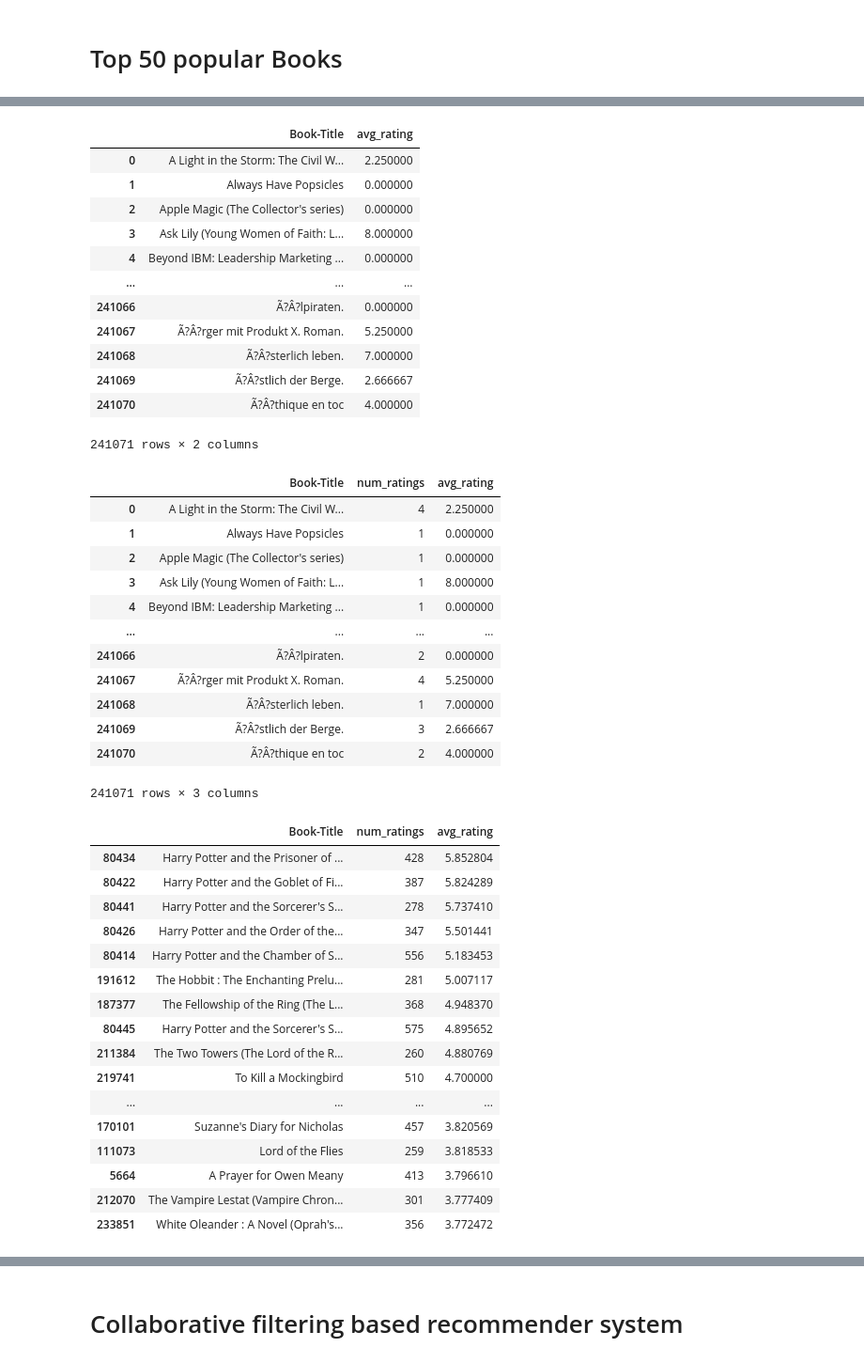
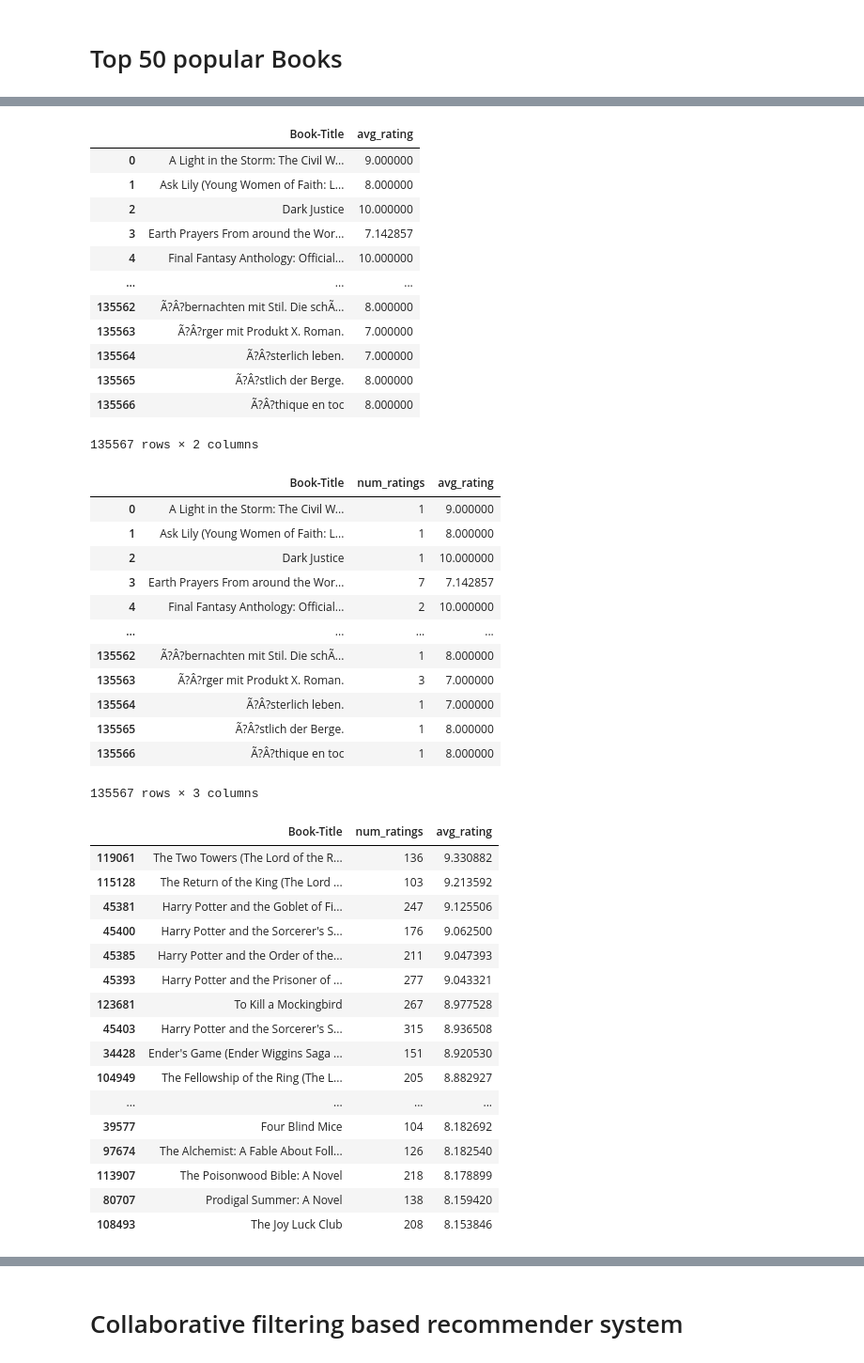
Before and after one commit to nimnim1708/Book-Recommendation-Web-App, a Jupyter notebook: notebooks/book_recommendation_system.ipynb, the cells around one changed output, grey strips where cells are left out. Shown at 94% size. Drawn from its saved outputs; the diff is of its cells as text; code cells hidden in the pictures.

```diff
--- a/notebooks/book_recommendation_system.ipynb
+++ b/notebooks/book_recommendation_system.ipynb
@@ -7,6 +7,8 @@ import numpy as np
 books = pd.read_csv('../data/Books.csv')
 users = pd.read_csv('../data/Users.csv')
 ratings = pd.read_csv('../data/Ratings.csv')
+# Remove implicit ratings (0)
+ratings = ratings[ratings['Book-Rating'] != 0]
 # %%
 # Display column names
 books.columns
@@ -122,58 +124,58 @@ avg_rating_df.rename(columns={'Book-Rating':'avg_rating'},inplace=True)
 avg_rating_df
 # %% [output]
 |  | Book-Title | avg_rating |
-| 0 | A Light in the Storm: The Civil W... | 2.250000 |
-| 1 | Always Have Popsicles | 0.000000 |
-| 2 | Apple Magic (The Collector's series) | 0.000000 |
-| 3 | Ask Lily (Young Women of Faith: L... | 8.000000 |
-| 4 | Beyond IBM: Leadership Marketing ... | 0.000000 |
+| 0 | A Light in the Storm: The Civil W... | 9.000000 |
+| 1 | Ask Lily (Young Women of Faith: L... | 8.000000 |
+| 2 | Dark Justice | 10.000000 |
+| 3 | Earth Prayers From around the Wor... | 7.142857 |
+| 4 | Final Fantasy Anthology: Official... | 10.000000 |
 | ... | ... | ... |
-| 241066 | Ã?Â?lpiraten. | 0.000000 |
-| 241067 | Ã?Â?rger mit Produkt X. Roman. | 5.250000 |
-| 241068 | Ã?Â?sterlich leben. | 7.000000 |
-| 241069 | Ã?Â?stlich der Berge. | 2.666667 |
-| 241070 | Ã?Â?thique en toc | 4.000000 |
+| 135562 | Ã?Â?bernachten mit Stil. Die schÃ... | 8.000000 |
+| 135563 | Ã?Â?rger mit Produkt X. Roman. | 7.000000 |
+| 135564 | Ã?Â?sterlich leben. | 7.000000 |
+| 135565 | Ã?Â?stlich der Berge. | 8.000000 |
+| 135566 | Ã?Â?thique en toc | 8.000000 |
-241071 rows × 2 columns
+135567 rows × 2 columns
 # %%
 # Merge count + average into one table
 popular_df = num_rating_df.merge(avg_rating_df,on='Book-Title')
 popular_df
 # %% [output]
 |  | Book-Title | num_ratings | avg_rating |
-| 0 | A Light in the Storm: The Civil W... | 4 | 2.250000 |
-| 1 | Always Have Popsicles | 1 | 0.000000 |
-| 2 | Apple Magic (The Collector's series) | 1 | 0.000000 |
-| 3 | Ask Lily (Young Women of Faith: L... | 1 | 8.000000 |
-| 4 | Beyond IBM: Leadership Marketing ... | 1 | 0.000000 |
+| 0 | A Light in the Storm: The Civil W... | 1 | 9.000000 |
+| 1 | Ask Lily (Young Women of Faith: L... | 1 | 8.000000 |
+| 2 | Dark Justice | 1 | 10.000000 |
+| 3 | Earth Prayers From around the Wor... | 7 | 7.142857 |
+| 4 | Final Fantasy Anthology: Official... | 2 | 10.000000 |
 | ... | ... | ... | ... |
-| 241066 | Ã?Â?lpiraten. | 2 | 0.000000 |
-| 241067 | Ã?Â?rger mit Produkt X. Roman. | 4 | 5.250000 |
-| 241068 | Ã?Â?sterlich leben. | 1 | 7.000000 |
-| 241069 | Ã?Â?stlich der Berge. | 3 | 2.666667 |
-| 241070 | Ã?Â?thique en toc | 2 | 4.000000 |
+| 135562 | Ã?Â?bernachten mit Stil. Die schÃ... | 1 | 8.000000 |
+| 135563 | Ã?Â?rger mit Produkt X. Roman. | 3 | 7.000000 |
+| 135564 | Ã?Â?sterlich leben. | 1 | 7.000000 |
+| 135565 | Ã?Â?stlich der Berge. | 1 | 8.000000 |
+| 135566 | Ã?Â?thique en toc | 1 | 8.000000 |
-241071 rows × 3 columns
+135567 rows × 3 columns
 # %%
 # Keep only books with many ratings and take top 50
-popular_df = popular_df[popular_df['num_ratings']>=250].sort_values('avg_rating',ascending=False).head(50)
+popular_df = popular_df[popular_df['num_ratings']>=100].sort_values('avg_rating',ascending=False).head(50)
 popular_df
 # %% [output]
 |  | Book-Title | num_ratings | avg_rating |
-| 80434 | Harry Potter and the Prisoner of ... | 428 | 5.852804 |
-| 80422 | Harry Potter and the Goblet of Fi... | 387 | 5.824289 |
-| 80441 | Harry Potter and the Sorcerer's S... | 278 | 5.737410 |
-| 80426 | Harry Potter and the Order of the... | 347 | 5.501441 |
-| 80414 | Harry Potter and the Chamber of S... | 556 | 5.183453 |
-| 191612 | The Hobbit : The Enchanting Prelu... | 281 | 5.007117 |
-| 187377 | The Fellowship of the Ring (The L... | 368 | 4.948370 |
-| 80445 | Harry Potter and the Sorcerer's S... | 575 | 4.895652 |
-| 211384 | The Two Towers (The Lord of the R... | 260 | 4.880769 |
-| 219741 | To Kill a Mockingbird | 510 | 4.700000 |
+| 119061 | The Two Towers (The Lord of the R... | 136 | 9.330882 |
+| 115128 | The Return of the King (The Lord ... | 103 | 9.213592 |
+| 45381 | Harry Potter and the Goblet of Fi... | 247 | 9.125506 |
+| 45400 | Harry Potter and the Sorcerer's S... | 176 | 9.062500 |
+| 45385 | Harry Potter and the Order of the... | 211 | 9.047393 |
+| 45393 | Harry Potter and the Prisoner of ... | 277 | 9.043321 |
+| 123681 | To Kill a Mockingbird | 267 | 8.977528 |
+| 45403 | Harry Potter and the Sorcerer's S... | 315 | 8.936508 |
+| 34428 | Ender's Game (Ender Wiggins Saga ... | 151 | 8.920530 |
+| 104949 | The Fellowship of the Ring (The L... | 205 | 8.882927 |
 | ... | ... | ... | ... |
-| 170101 | Suzanne's Diary for Nicholas | 457 | 3.820569 |
-| 111073 | Lord of the Flies | 259 | 3.818533 |
-| 5664 | A Prayer for Owen Meany | 413 | 3.796610 |
-| 212070 | The Vampire Lestat (Vampire Chron... | 301 | 3.777409 |
-| 233851 | White Oleander : A Novel (Oprah's... | 356 | 3.772472 |
+| 39577 | Four Blind Mice | 104 | 8.182692 |
+| 97674 | The Alchemist: A Fable About Foll... | 126 | 8.182540 |
+| 113907 | The Poisonwood Bible: A Novel | 218 | 8.178899 |
+| 80707 | Prodigal Summer: A Novel | 138 | 8.159420 |
+| 108493 | The Joy Luck Club | 208 | 8.153846 |
 # %%
 popular_df = popular_df.merge(books,on='Book-Title').drop_duplicates('Book-Title')[['Book-Title','Book-Author','Image-URL-L','num_ratings','avg_rating']]
 popular_df
```
Also changed, not shown: parts of 9 cells of this notebook, 3 other files.
